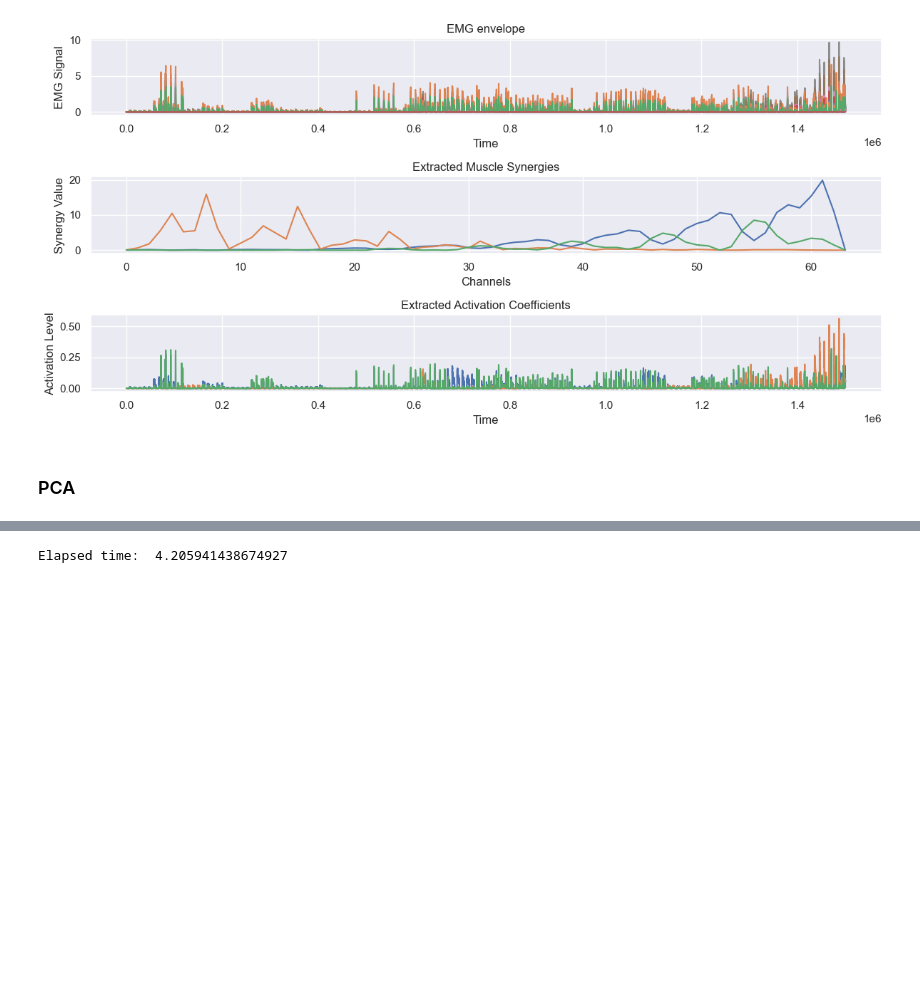
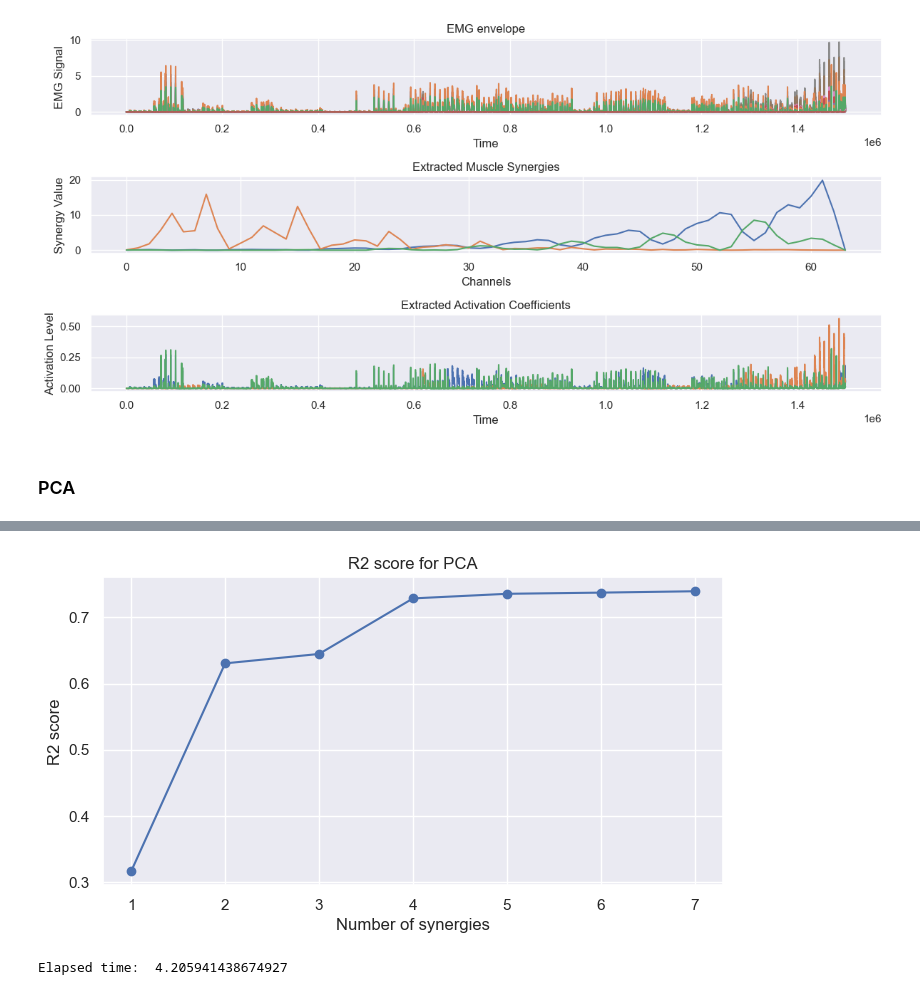
Before and after one commit to Neiizo/NSSP_421_Group_M, a Jupyter notebook: Project3/MiniProject3.ipynb, the cells around one changed output, grey strips where cells are left out. Saved outputs shown, nothing was run; the diff lists cells and outputs as text; code cells hidden in the pictures; blank space fills up the shorter version.

```diff
--- a/Project3/MiniProject3.ipynb
+++ b/Project3/MiniProject3.ipynb
@@ -152,12 +209,12 @@ emg_flexors_envelope_200 = preprocess_data(sub=0, sub_files=sub_files)
 # %%
 # For now let's just use 3 components. Parameters: init="nndsvda", max_iter=500.
-nmf = NMF(n_components=3, init="nndsvda", max_iter=500)
+nmf = NMF(n_components=4, init="nndsvda", max_iter=500)
 
 t = time.time()
 nmf.fit(emg_flexors_envelope_200)
 print("Elapsed time: ", time.time() - t)
 
 # Use nmf.fit_transform (W) and nmf.components_ (H) to decompose the EMG data into muscle synergies and activation coefficients.
-W_nmf = nmf.fit_transform(emg_flexors_envelope_200)
+W_nmf = nmf.transform(emg_flexors_envelope_200)
 H_nmf = nmf.components_
 # %% [output]
@@ -200,3 +279,13 @@ plot_synergies(emg_flexors_envelope_200, H_nmf, W_nmf)
+# %%
+plt.figure(figsize=(8, 4))
+plt.plot(r_2_pca, 'o-')
+plt.title('R2 score for PCA')
+plt.xlabel('Number of synergies')
+plt.ylabel('R2 score')
+plt.xticks(np.arange(7), np.arange(1,8))
+plt.show()
+# %% [output]
+[figure, added]
 # %%
 pca = PCA(n_components=3)
 
```
Also changed, not shown: parts of 18 cells of this notebook.
